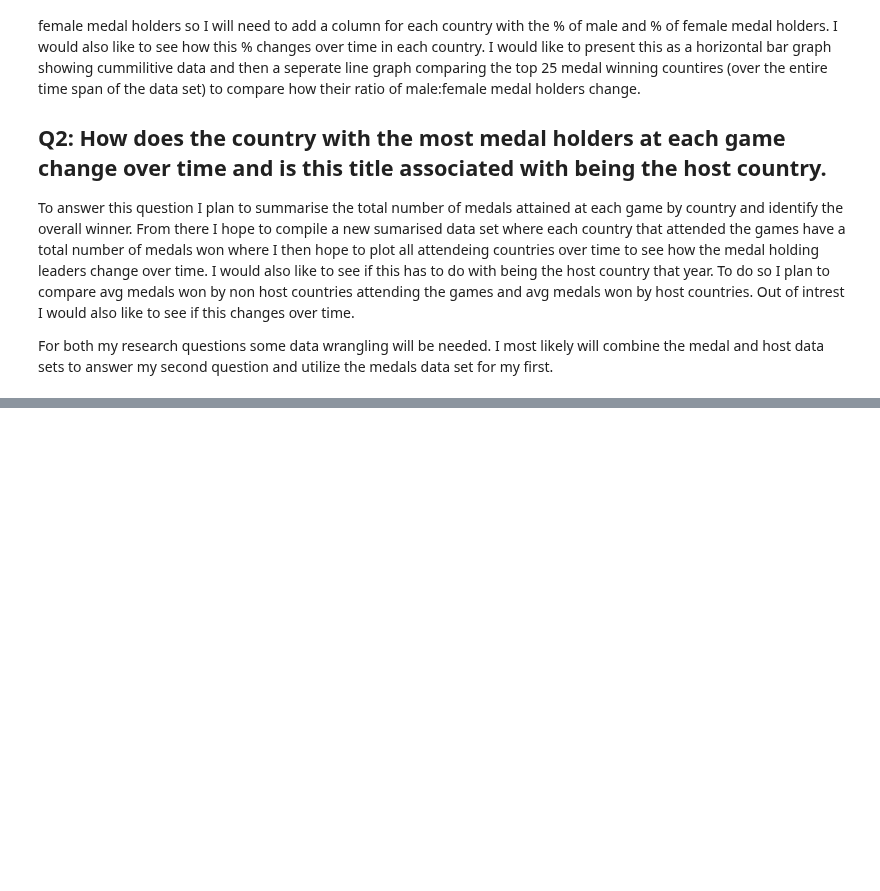
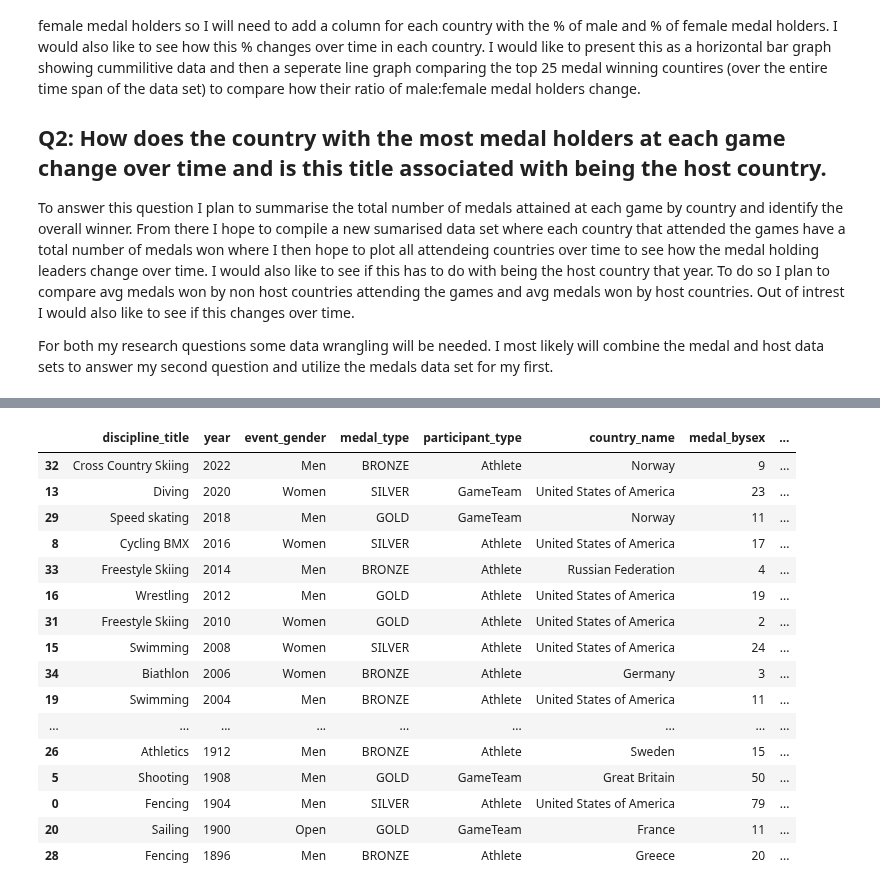
Before and after one commit to ubco-W2022T2-data301/project-group-group17, a Jupyter notebook: analysis/notebooks/analysis_conan.ipynb, the cells around one changed output, grey strips where cells are left out. Saved outputs shown, nothing was run; the diff lists cells and outputs as text; code cells hidden in the pictures; blank space fills up the shorter version.

```diff
--- a/analysis/notebooks/analysis_conan.ipynb
+++ b/analysis/notebooks/analysis_conan.ipynb
@@ -41,0 +44,24 @@ df_hosts.head()
+# %%
+# Q1 EDA
+
+### creating working df
+df = df_medals
+
+### cleaning and wrangling data to prepare to add calculated columns
+
+df['slug_game'] = df['slug_game'].str[-4:]
+df = df.rename(columns={'slug_game': 'year'})
+df = df.drop(['event_title', 'participant_title', 'athlete_url', 'athlete_full_name', 'country_code', 'country_3_letter_code'], axis = 'columns')
+
+### calculating and creating medal stats
+df['medal_bysex'] = (df.groupby(['medal_type', 'event_gender', 'country_name', 'year'], as_index=False)['medal_type'].transform('count'))
+df['medal_total'] = (df.groupby(['medal_type', 'country_name', 'year'], as_index=False)['medal_type'].transform('count'))
+df['medal_all'] = (df.groupby(['country_name', 'year'], as_index=False)['medal_type'].transform('count'))
+df['medal_%'] = ((df['medal_bysex']/df['medal_total'])*100)
+df.sample(10)
+
+### renaming df for future use
+medal_bysex = df
+medal_bysex
+### Sanity check to make sure things are working right
+medal_bysex.sample(10)
@@ -41,0 +89,31 @@ df_hosts.head()
+# %%
+### Q2 EDA
+
+df = medal_bysex
+
+df = df.sort_values(by=['medal_all'], ascending = False).groupby('year').head(1).reset_index()
+df = df.drop(['index'], axis= "columns")
+df = df.sort_values(by = ['year'], ascending = False)
+
+# This code shows the top country without repeats but I feel its better to show the top countries every year
+#df = df.groupby('country_name', group_keys=False).apply(lambda x: x.loc[x.medal_all.idxmax()]).sort_values('medal_all',ascending = False).groupby('year')#.head(1)
+
+df
+# %% [output]
+|  | discipline_title | year | event_gender | medal_type | participant_type | country_name | medal_bysex | ... |
+| 32 | Cross Country Skiing | 2022 | Men | BRONZE | Athlete | Norway | 9 | ... |
+| 13 | Diving | 2020 | Women | SILVER | GameTeam | United States of America | 23 | ... |
+| 29 | Speed skating | 2018 | Men | GOLD | GameTeam | Norway | 11 | ... |
+| 8 | Cycling BMX | 2016 | Women | SILVER | Athlete | United States of America | 17 | ... |
+| 33 | Freestyle Skiing | 2014 | Men | BRONZE | Athlete | Russian Federation | 4 | ... |
+| 16 | Wrestling | 2012 | Men | GOLD | Athlete | United States of America | 19 | ... |
+| 31 | Freestyle Skiing | 2010 | Women | GOLD | Athlete | United States of America | 2 | ... |
+| 15 | Swimming | 2008 | Women | SILVER | Athlete | United States of America | 24 | ... |
+| 34 | Biathlon | 2006 | Women | BRONZE | Athlete | Germany | 3 | ... |
+| 19 | Swimming | 2004 | Men | BRONZE | Athlete | United States of America | 11 | ... |
+| ... | ... | ... | ... | ... | ... | ... | ... | ... |
+| 26 | Athletics | 1912 | Men | BRONZE | Athlete | Sweden | 15 | ... |
+| 5 | Shooting | 1908 | Men | GOLD | GameTeam | Great Britain | 50 | ... |
+| 0 | Fencing | 1904 | Men | SILVER | Athlete | United States of America | 79 | ... |
+| 20 | Sailing | 1900 | Open | GOLD | GameTeam | France | 11 | ... |
+| 28 | Fencing | 1896 | Men | BRONZE | Athlete | Greece | 20 | ... |
```
Also changed, not shown: parts of 9 cells of this notebook.
